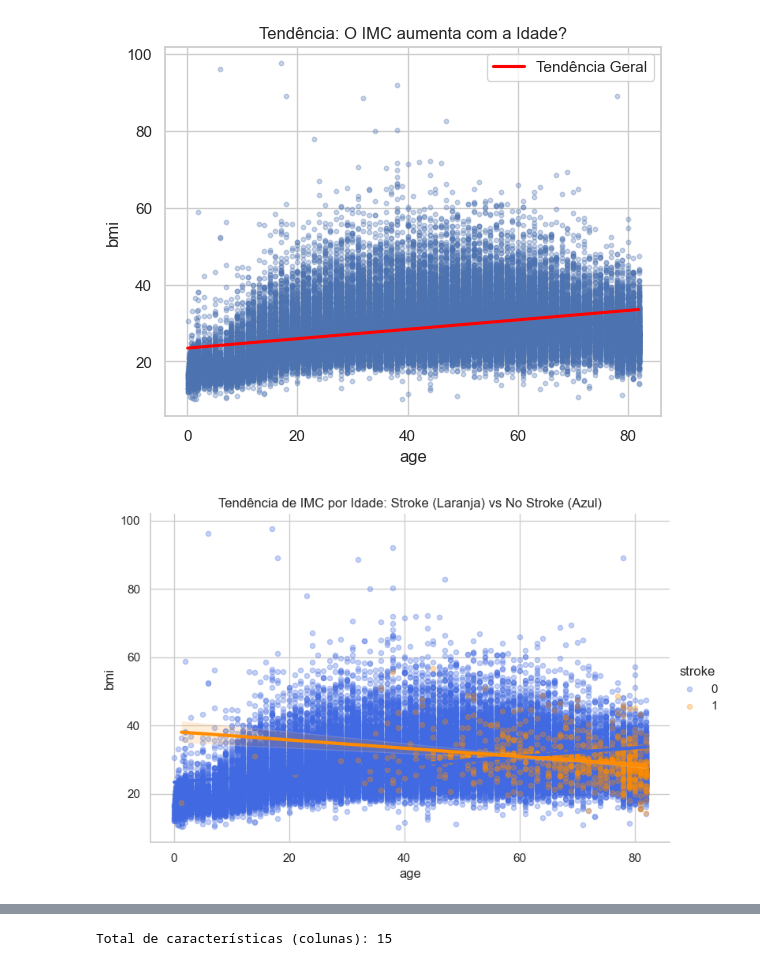
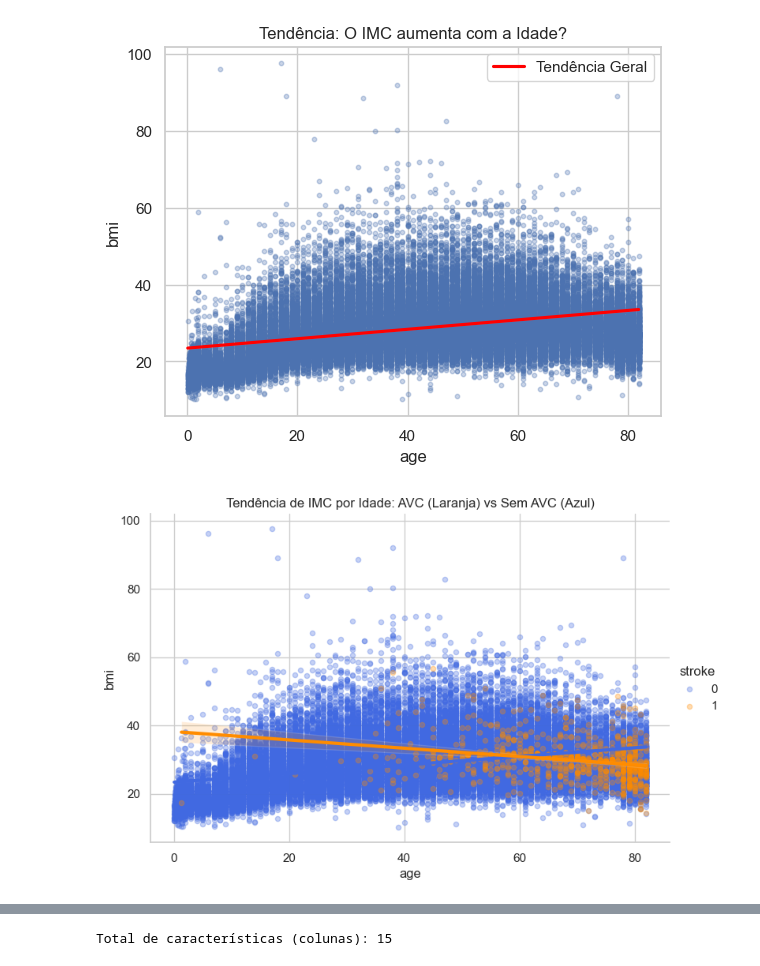
Before and after one commit to StefanieFranco/ML-Classification-Stroke, a Jupyter notebook: modelo_classificacao_stroke.ipynb, the cells around one changed output, grey strips where cells are left out. Saved outputs shown, nothing was run; the diff lists cells and outputs as text; code cells hidden in the pictures.

```diff
--- a/modelo_classificacao_stroke.ipynb
+++ b/modelo_classificacao_stroke.ipynb
@@ -312,17 +312,17 @@ plt.show()
 # %%
 # O lmplot cria seu próprio tamanho de figura, não precisa de plt.figure
 sns.lmplot(
     data=df,
     x='age',
     y='bmi',
     hue='stroke',
     palette=cores_projeto,
     aspect=1.5,
     scatter_kws={'alpha': 0.3, 's': 20}, # Pontos menores e transparentes
     line_kws={'linewidth': 3}            # Linha de tendência mais grossa
 )
 
-plt.title('Tendência de IMC por Idade: Stroke (Laranja) vs No Stroke (Azul)')
+plt.title('Tendência de IMC por Idade: AVC (Laranja) vs Sem AVC (Azul)')
 plt.show()
 # %% [output]
-[figure, old version]
+[figure, new version]
```
Also changed, not shown: parts of 2 cells of this notebook.
